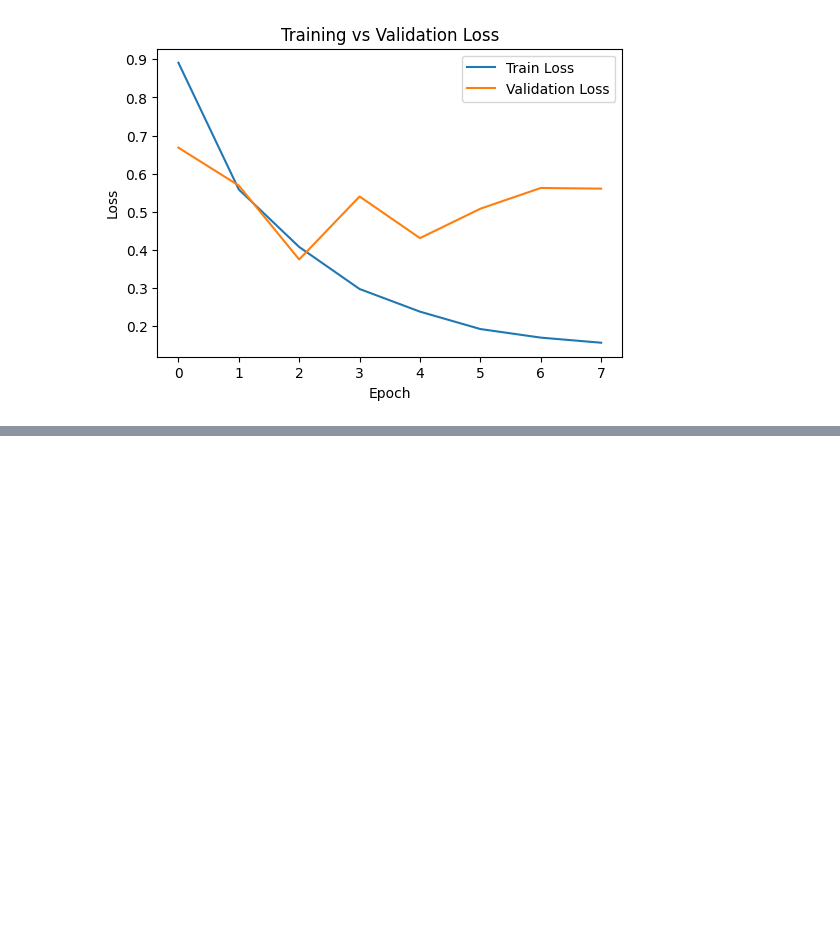
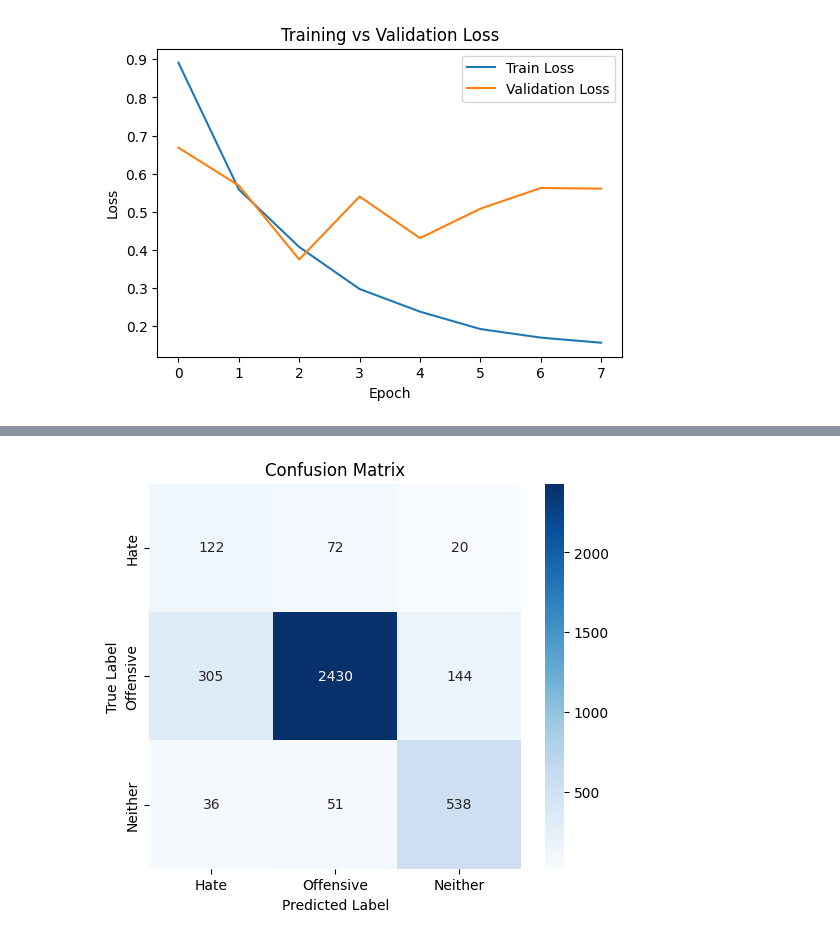
Before and after one commit to HeshamAfandi/Hate-Speech-Detection, a Jupyter notebook: notebook/hate_speech_lstm.ipynb, the cells around one changed output, grey strips where cells are left out. Drawn from its saved outputs; the diff is of its cells as text; code cells hidden in the pictures; blank space fills up the shorter version.

Commit message:
Added test data and confusion matrix

```diff
--- a/notebook/hate_speech_lstm.ipynb
+++ b/notebook/hate_speech_lstm.ipynb
@@ -387,0 +398,3 @@ plt.show()
+# %%
+y_pred_probs = model.predict(X_test)
+y_pred = np.argmax(y_pred_probs, axis=1)
@@ -387,0 +419,18 @@ plt.show()
+# %%
+cm = confusion_matrix(y_test, y_pred)
+
+plt.figure(figsize=(6,5))
+sns.heatmap(
+    cm,
+    annot=True,
+    fmt='d',
+    cmap='Blues',
+    xticklabels=['Hate', 'Offensive', 'Neither'],
+    yticklabels=['Hate', 'Offensive', 'Neither']
+)
+plt.xlabel('Predicted Label')
+plt.ylabel('True Label')
+plt.title('Confusion Matrix')
+plt.show()
+# %% [output]
+[figure, added]
```
Also changed, not shown: parts of 4 cells of this notebook.
